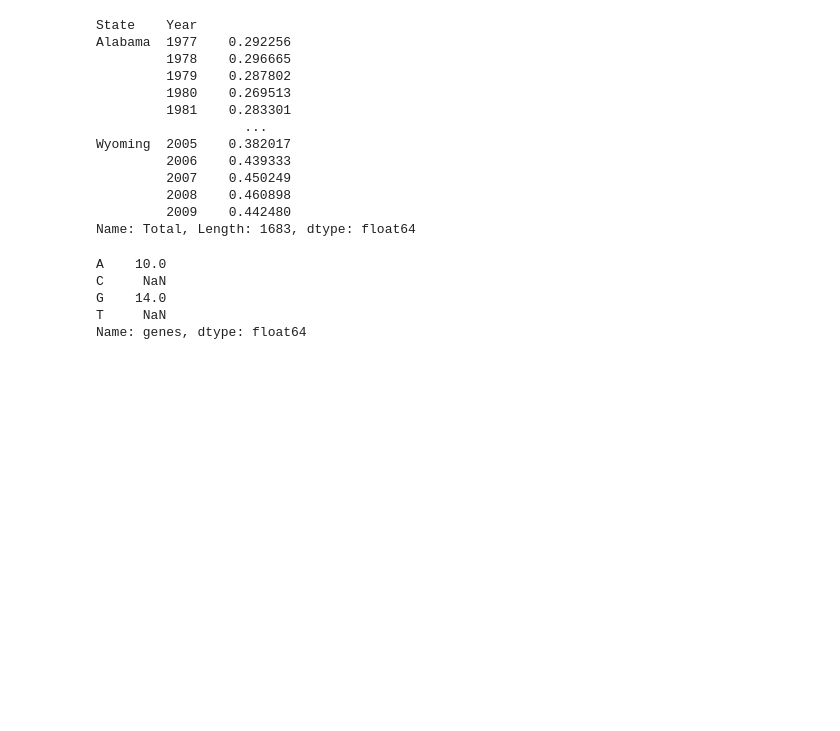
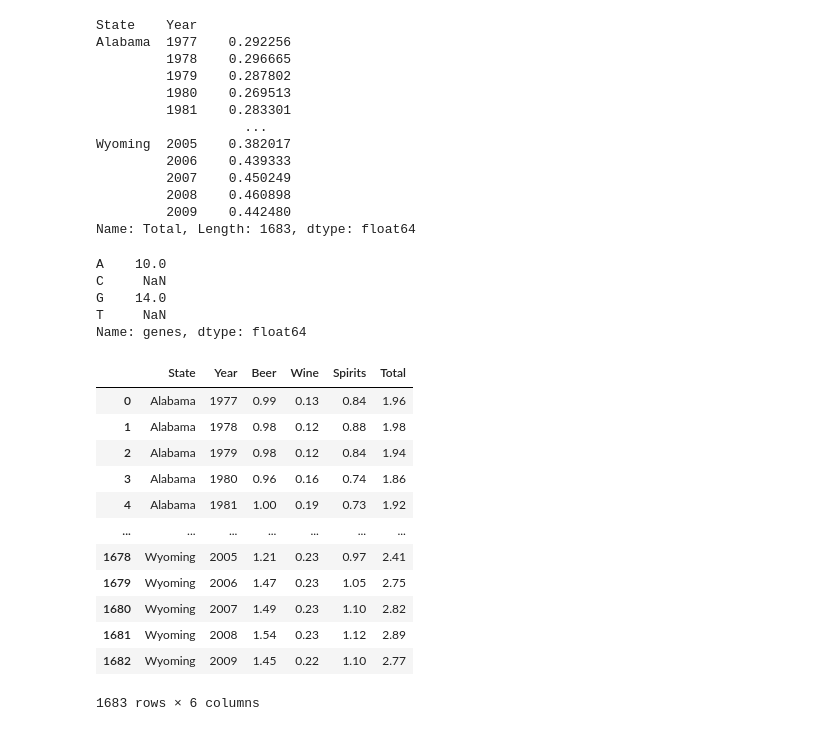
Before and after one commit to LunaALL/DataStudy, a Jupyter notebook: DataEngineering/pandasstuDataFrame.ipynb, the cells around one changed output. Cells and saved outputs as stored; diff of their text form; code cells hidden in the pictures; blank space fills up the shorter version.

```diff
--- a/DataEngineering/pandasstuDataFrame.ipynb
+++ b/DataEngineering/pandasstuDataFrame.ipynb
@@ -435,3 +435,23 @@ C     NaN
 G    14.0
 T     NaN
 Name: genes, dtype: float64
+# %%
+'''데이터 집계. 1. key를 사용해 데이터를 여러 덩어리로 분리
+2. 각 덩어리에 집계함수(sum,count)를 적용
+3. 산출한 결과를 시리즈나 데이터 프레임에 담기'''
+alco_noindexpa = alco.reset_index()
+alco_noindexpa
+# %% [output]
+|  | State | Year | Beer | Wine | Spirits | Total |
+| 0 | Alabama | 1977 | 0.99 | 0.13 | 0.84 | 1.96 |
+| 1 | Alabama | 1978 | 0.98 | 0.12 | 0.88 | 1.98 |
+| 2 | Alabama | 1979 | 0.98 | 0.12 | 0.84 | 1.94 |
+| 3 | Alabama | 1980 | 0.96 | 0.16 | 0.74 | 1.86 |
+| 4 | Alabama | 1981 | 1.00 | 0.19 | 0.73 | 1.92 |
+| ... | ... | ... | ... | ... | ... | ... |
+| 1678 | Wyoming | 2005 | 1.21 | 0.23 | 0.97 | 2.41 |
+| 1679 | Wyoming | 2006 | 1.47 | 0.23 | 1.05 | 2.75 |
+| 1680 | Wyoming | 2007 | 1.49 | 0.23 | 1.10 | 2.82 |
+| 1681 | Wyoming | 2008 | 1.54 | 0.23 | 1.12 | 2.89 |
+| 1682 | Wyoming | 2009 | 1.45 | 0.22 | 1.10 | 2.77 |
+1683 rows × 6 columns
```
Also changed, not shown: parts of 1 cell of this notebook.
